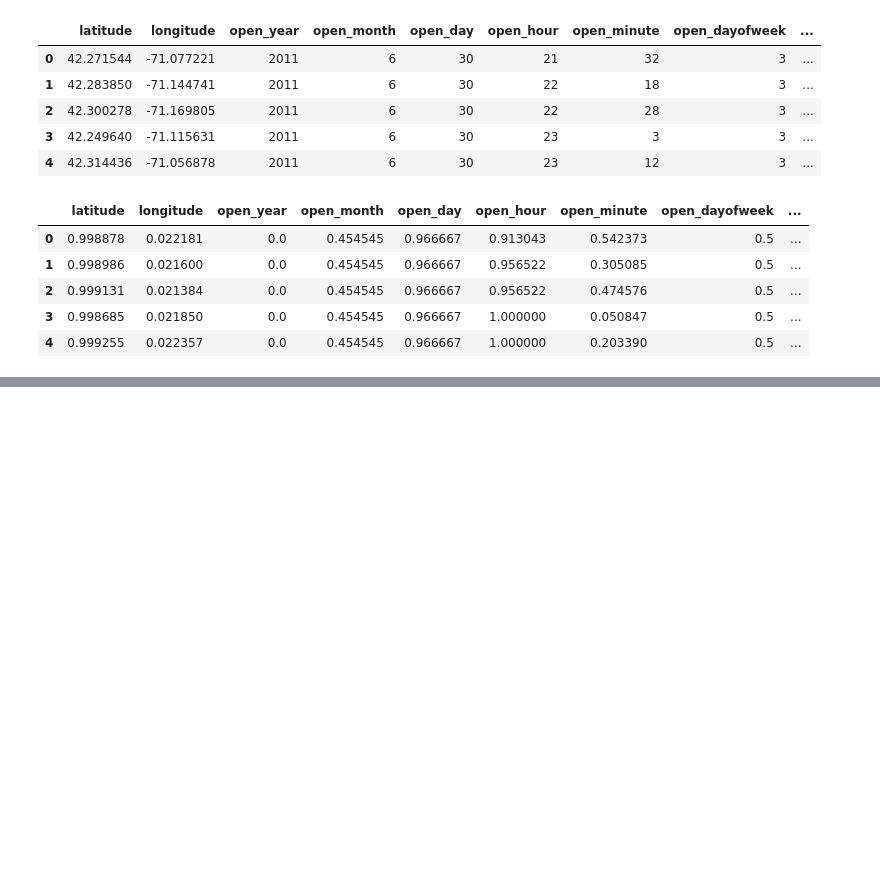
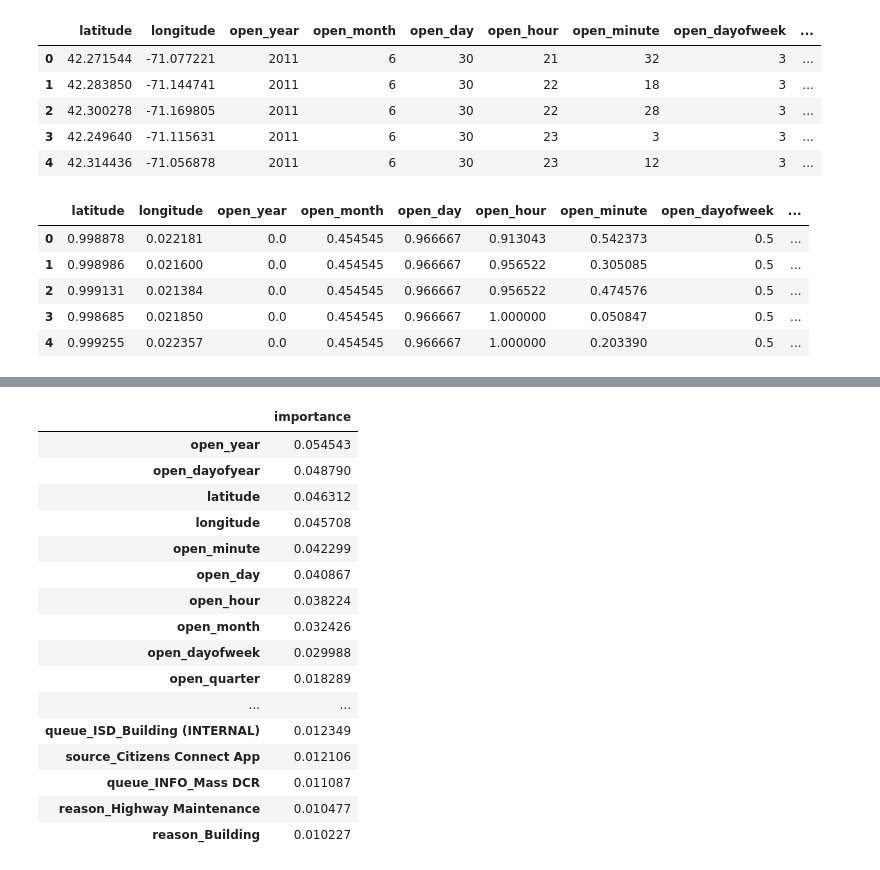
Before and after one commit to Laerk23/CS506-311ServiceTracker, a Jupyter notebook: fa23-team-d/notebooks/on_time_classifier.ipynb, the cells around one changed output, grey strips where cells are left out. Cells and saved outputs as stored; diff of their text form; code cells hidden in the pictures; blank space fills up the shorter version.

```diff
--- a/fa23-team-d/notebooks/on_time_classifier.ipynb
+++ b/fa23-team-d/notebooks/on_time_classifier.ipynb
@@ -284,0 +285,28 @@ Accuracy on remaining data: 0.8759758930629702
+# %%
+import numpy as np
+
+# Get the feature importances
+importances = model.feature_importances_
+
+# Get the index of importances from greatest importance to least
+feature_importances = pd.DataFrame(importances, index=X_train.columns, columns=['importance']).sort_values('importance', ascending=False)
+
+feature_importances.sort_values(by='importance', ascending=False).head(20)
+# %% [output]
+|  | importance |
+| open_year | 0.054543 |
+| open_dayofyear | 0.048790 |
+| latitude | 0.046312 |
+| longitude | 0.045708 |
+| open_minute | 0.042299 |
+| open_day | 0.040867 |
+| open_hour | 0.038224 |
+| open_month | 0.032426 |
+| open_dayofweek | 0.029988 |
+| open_quarter | 0.018289 |
+| ... | ... |
+| queue_ISD_Building (INTERNAL) | 0.012349 |
+| source_Citizens Connect App | 0.012106 |
+| queue_INFO_Mass DCR | 0.011087 |
+| reason_Highway Maintenance | 0.010477 |
+| reason_Building | 0.010227 |
```
Also changed, not shown: parts of 2 cells of this notebook.
